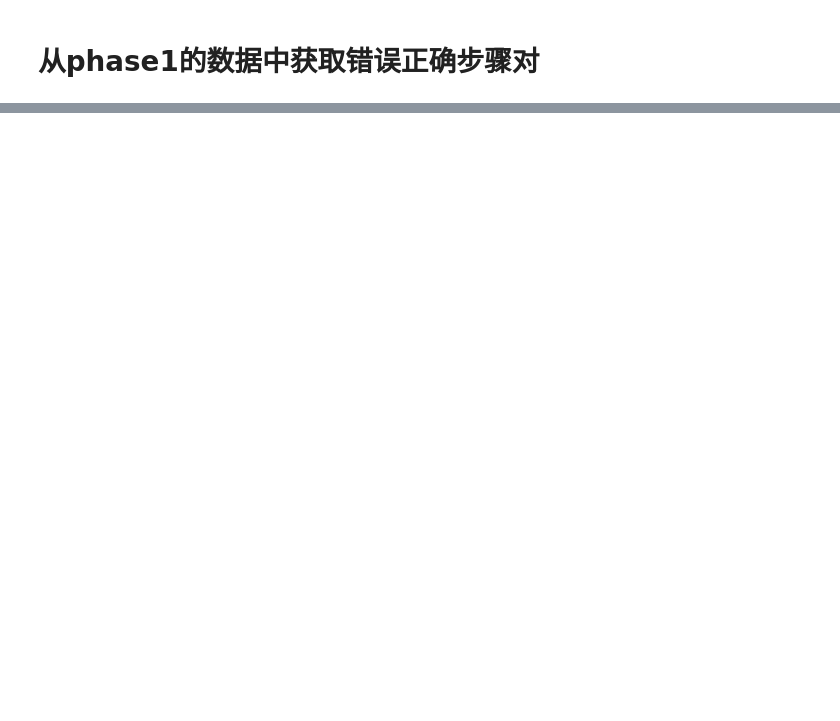
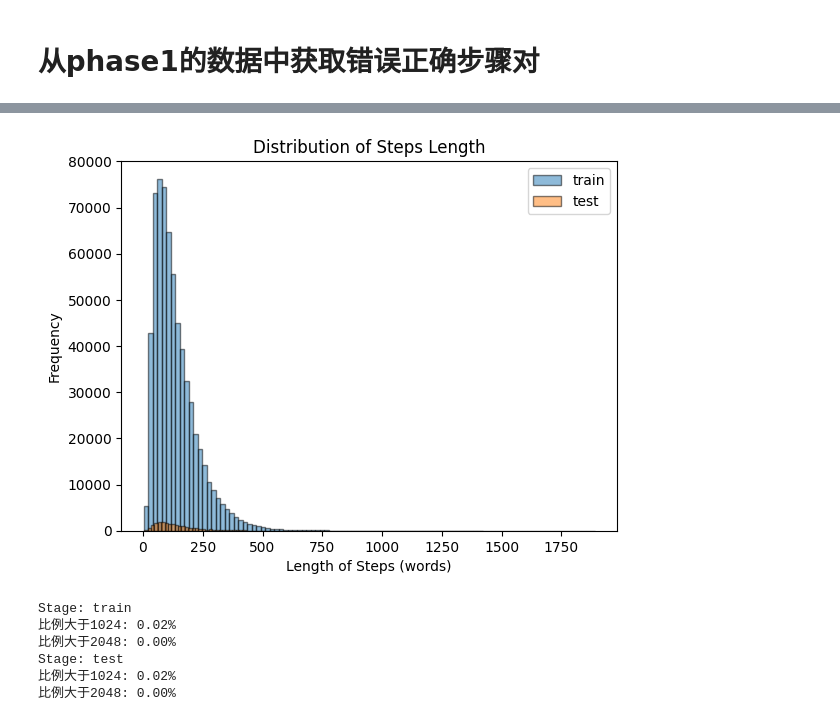
Before and after one commit to SWORD-ZEUS/openo1, a Jupyter notebook: jupyter_notebook/sft_stage/process_prm800k_verifier.ipynb, the cells around one changed output, grey strips where cells are left out. Saved outputs shown, nothing was run; the diff lists cells and outputs as text; code cells hidden in the pictures; blank space fills up the shorter version.

```diff
--- a/jupyter_notebook/sft_stage/process_prm800k_verifier.ipynb
+++ b/jupyter_notebook/sft_stage/process_prm800k_verifier.ipynb
@@ -97,0 +612,52 @@ split_file(test_file_path, test_output_path, validation_output_path)
+# %%
+# 查看每个problem的steps的长度（以word为单位），并绘制分布图
+# 分布图纵坐标是频率，横坐标是长度
+# 各个stage的分布图放在一起
+# 并分别统计长度大于1024与2048在各个stage的占比
+import json
+from tqdm import tqdm
+import matplotlib.pyplot as plt
+
+path = "/zhuangkai/openo1/outputs/verifier/phase12_{stage}_merged.jsonl"
+for stage in ["train", "test"]:
+    lengths = []
+    count_gt_1024 = 0  # 统计长度大于1024的数量
+    count_gt_2048 = 0  # 统计长度大于2048的数量
+    total_count = 0     # 统计总数量
+    with open(path.format(stage=stage), 'r', encoding='utf-8') as f:
+        for line in tqdm(f):
+            line = json.loads(line)
+            problem = line["problem"]
+            steps = line["steps"]
+            previous_steps = steps["previous_steps"]
+            current_step = steps["current_step"]
+            # 将所有steps用空格来划分，以此统计数量
+            length = len(" ".join([problem] + previous_steps + [current_step]).split(" "))
+            lengths.append(length)
+            total_count += 1  # 增加总数量
+            if length > 1024:
+                count_gt_1024 += 1  # 增加长度大于1024的计数
+            if length > 2048:
+                count_gt_2048 += 1  # 增加长度大于2048的计数
+
+    plt.hist(lengths, bins=100, edgecolor='black', alpha=0.5, label=stage)
+
+plt.xlabel('Length of Steps (words)')
+plt.ylabel('Frequency')
+plt.title('Distribution of Steps Length')
+plt.legend()
+plt.show()
+
+# 输出长度大于1024与2048的占比
+for stage in ["train", "test"]:
+    print(f'Stage: {stage}')
+    print(f'比例大于1024: {count_gt_1024 / total_count * 100:.2f}%')
+    print(f'比例大于2048: {count_gt_2048 / total_count * 100:.2f}%')
+# %% [output]
+[figure, added]
+Stage: train
+比例大于1024: 0.02%
+比例大于2048: 0.00%
+Stage: test
+比例大于1024: 0.02%
+比例大于2048: 0.00%
```
Also changed, not shown: parts of 20 cells of this notebook.
